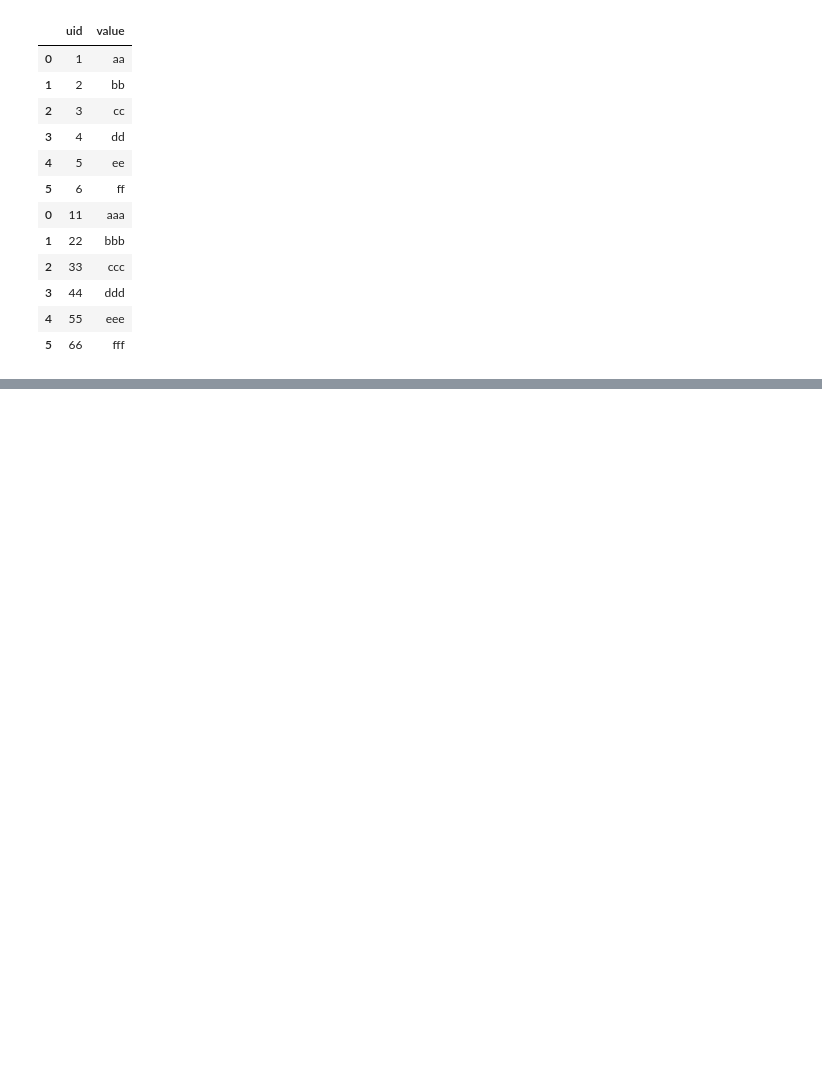
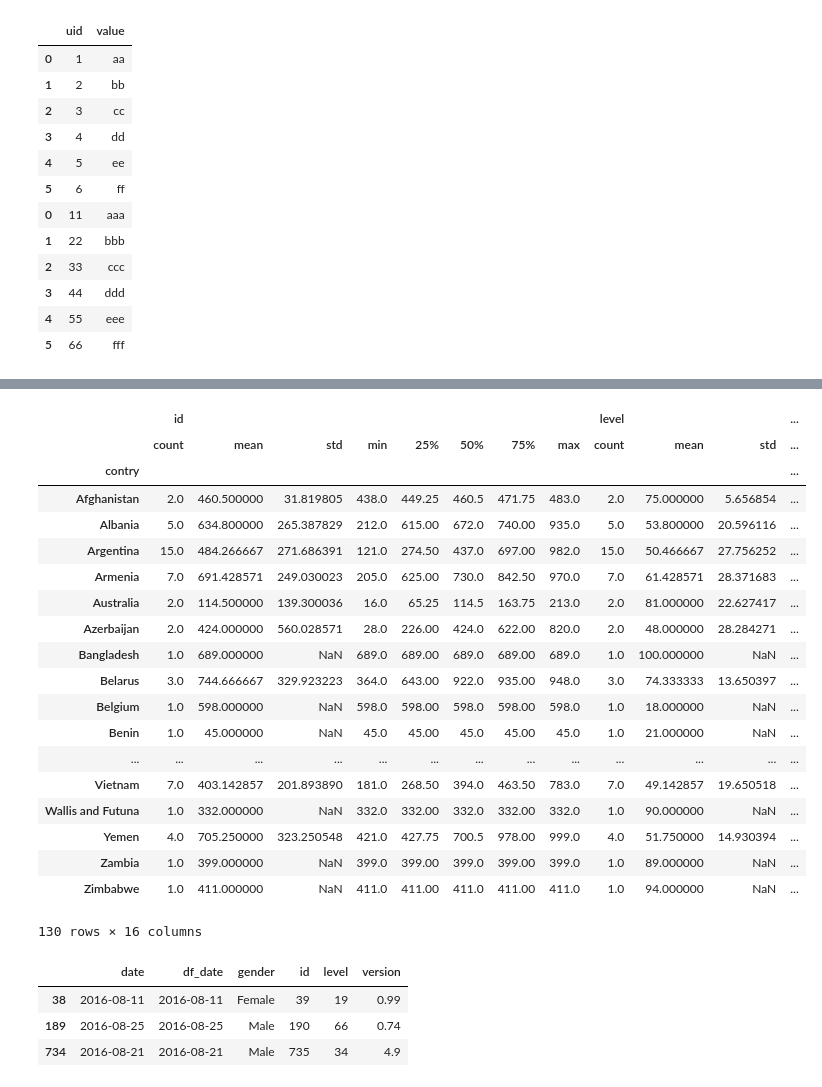
Before and after one commit to cionman/Python_pandas, a Jupyter notebook: pandas_ex.ipynb, the cells around one changed output, grey strips where cells are left out. Cells and saved outputs as stored; diff of their text form; code cells hidden in the pictures; blank space fills up the shorter version.

```diff
--- a/pandas_ex.ipynb
+++ b/pandas_ex.ipynb
@@ -456,3 +456,8 @@ pd.concat([t3,t4])
 | 3 | 44 | ddd |
 | 4 | 55 | eee |
 | 5 | 66 | fff |
+# %%
+dummy_data = pd.read_csv('examples/dummy.csv')
+# %%
+dummy_data['df_date'] = pd.to_datetime(dummy_data['date'])
+dummy_data
@@ -458,0 +483,4 @@ pd.concat([t3,t4])
+# %%
+# groupby 데이터를 그룹핑
+by_country = dummy_data.groupby('contry')
+by_country
@@ -458,0 +656,30 @@ pd.concat([t3,t4])
+# %%
+by_country.describe()
+# %% [output]
+|  | id |  |  |  |  |  |  |  | level |  |  | ... |
+|  | count | mean | std | min | 25% | 50% | 75% | max | count | mean | std | ... |
+| contry |  |  |  |  |  |  |  |  |  |  |  | ... |
+| Afghanistan | 2.0 | 460.500000 | 31.819805 | 438.0 | 449.25 | 460.5 | 471.75 | 483.0 | 2.0 | 75.000000 | 5.656854 | ... |
+| Albania | 5.0 | 634.800000 | 265.387829 | 212.0 | 615.00 | 672.0 | 740.00 | 935.0 | 5.0 | 53.800000 | 20.596116 | ... |
+| Argentina | 15.0 | 484.266667 | 271.686391 | 121.0 | 274.50 | 437.0 | 697.00 | 982.0 | 15.0 | 50.466667 | 27.756252 | ... |
+| Armenia | 7.0 | 691.428571 | 249.030023 | 205.0 | 625.00 | 730.0 | 842.50 | 970.0 | 7.0 | 61.428571 | 28.371683 | ... |
+| Australia | 2.0 | 114.500000 | 139.300036 | 16.0 | 65.25 | 114.5 | 163.75 | 213.0 | 2.0 | 81.000000 | 22.627417 | ... |
+| Azerbaijan | 2.0 | 424.000000 | 560.028571 | 28.0 | 226.00 | 424.0 | 622.00 | 820.0 | 2.0 | 48.000000 | 28.284271 | ... |
+| Bangladesh | 1.0 | 689.000000 | NaN | 689.0 | 689.00 | 689.0 | 689.00 | 689.0 | 1.0 | 100.000000 | NaN | ... |
+| Belarus | 3.0 | 744.666667 | 329.923223 | 364.0 | 643.00 | 922.0 | 935.00 | 948.0 | 3.0 | 74.333333 | 13.650397 | ... |
+| Belgium | 1.0 | 598.000000 | NaN | 598.0 | 598.00 | 598.0 | 598.00 | 598.0 | 1.0 | 18.000000 | NaN | ... |
+| Benin | 1.0 | 45.000000 | NaN | 45.0 | 45.00 | 45.0 | 45.00 | 45.0 | 1.0 | 21.000000 | NaN | ... |
+| ... | ... | ... | ... | ... | ... | ... | ... | ... | ... | ... | ... | ... |
+| Vietnam | 7.0 | 403.142857 | 201.893890 | 181.0 | 268.50 | 394.0 | 463.50 | 783.0 | 7.0 | 49.142857 | 19.650518 | ... |
+| Wallis and Futuna | 1.0 | 332.000000 | NaN | 332.0 | 332.00 | 332.0 | 332.00 | 332.0 | 1.0 | 90.000000 | NaN | ... |
+| Yemen | 4.0 | 705.250000 | 323.250548 | 421.0 | 427.75 | 700.5 | 978.00 | 999.0 | 4.0 | 51.750000 | 14.930394 | ... |
+| Zambia | 1.0 | 399.000000 | NaN | 399.0 | 399.00 | 399.0 | 399.00 | 399.0 | 1.0 | 89.000000 | NaN | ... |
+| Zimbabwe | 1.0 | 411.000000 | NaN | 411.0 | 411.00 | 411.0 | 411.00 | 411.0 | 1.0 | 94.000000 | NaN | ... |
+130 rows × 16 columns
+# %%
+by_country.get_group('South Korea')
+# %% [output]
+|  | date | df_date | gender | id | level | version |
+| 38 | 2016-08-11 | 2016-08-11 | Female | 39 | 19 | 0.99 |
+| 189 | 2016-08-25 | 2016-08-25 | Male | 190 | 66 | 0.74 |
+| 734 | 2016-08-21 | 2016-08-21 | Male | 735 | 34 | 4.9 |
```
Also changed, not shown: parts of 17 cells of this notebook, 8 other files.
